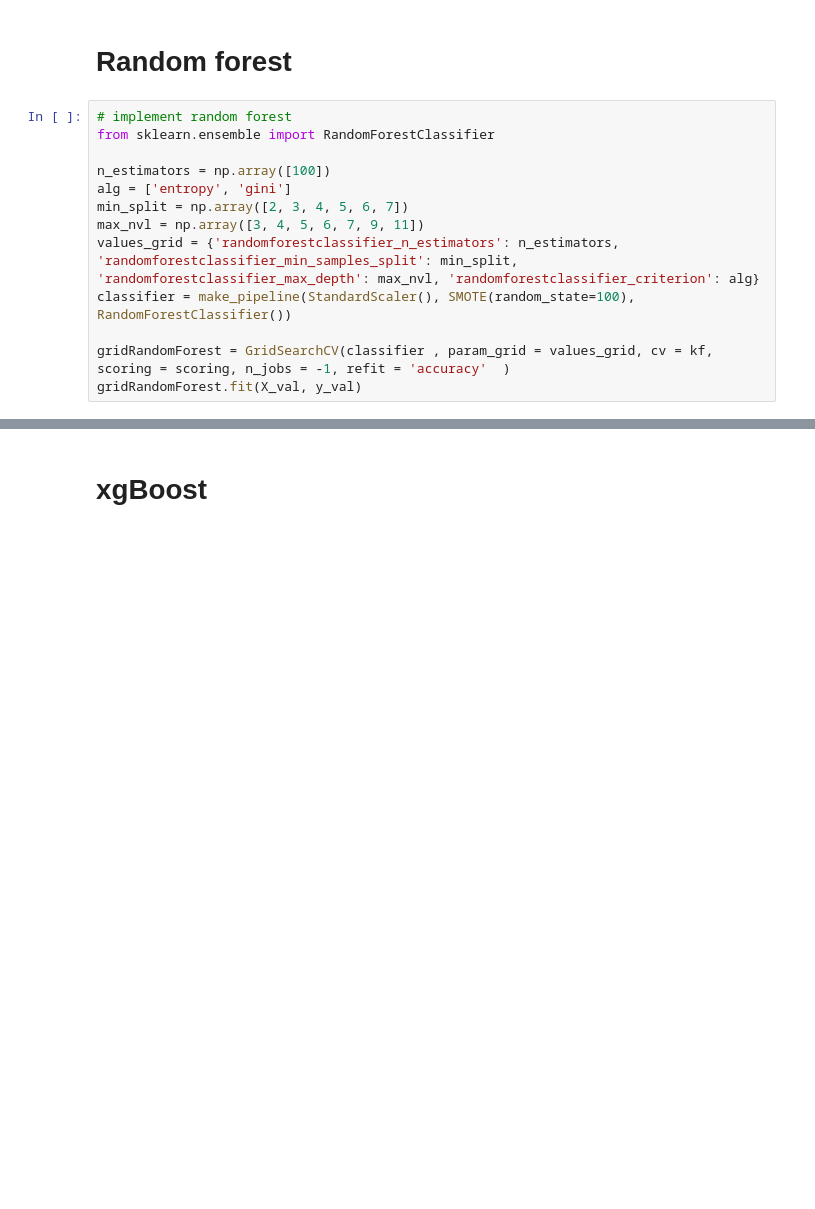
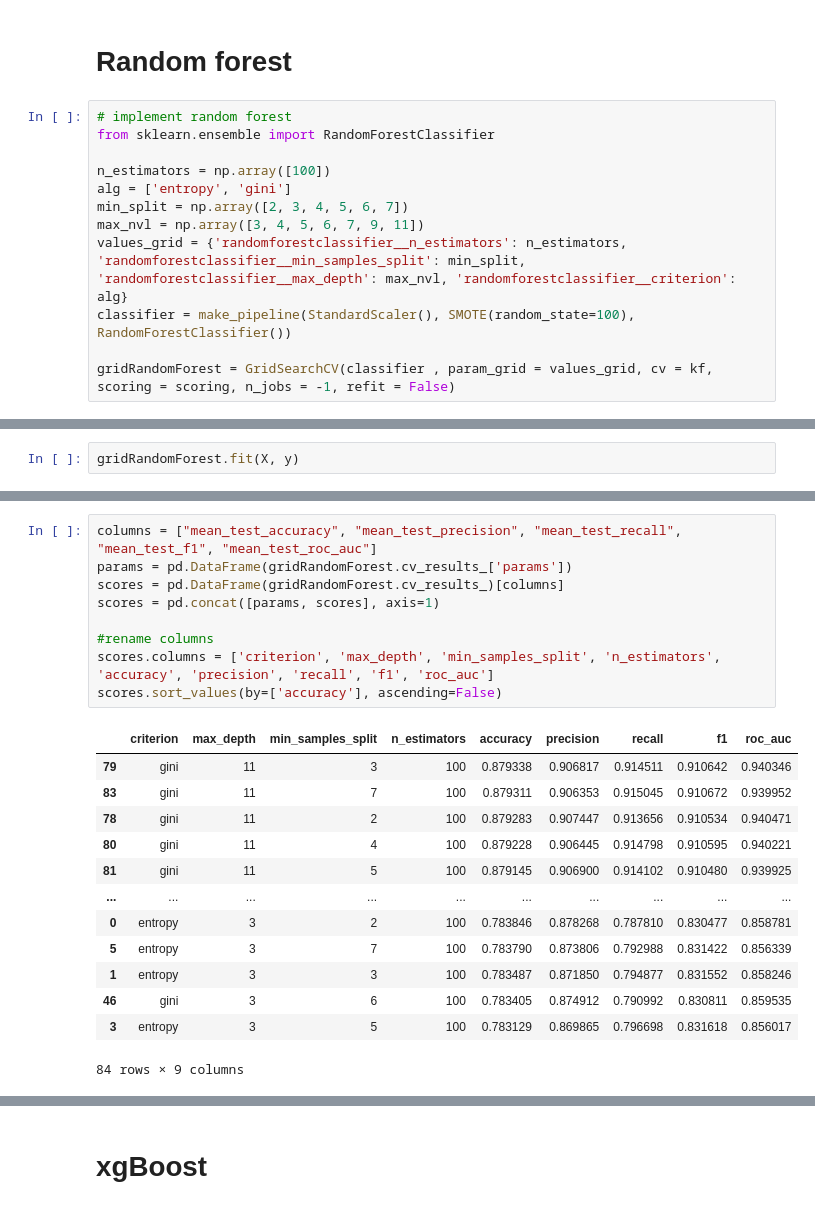
Before and after one commit to Ca3zsar/DM-Tasks, a Jupyter notebook: DM_Task3.ipynb, the cells around one changed output, grey strips where cells are left out. Cells and saved outputs as stored; diff of their text form; blank space fills up the shorter version.

```diff
--- a/DM_Task3.ipynb
+++ b/DM_Task3.ipynb
@@ -318,8 +318,7 @@ n_estimators = np.array([100])
 alg = ['entropy', 'gini']
 min_split = np.array([2, 3, 4, 5, 6, 7])
 max_nvl = np.array([3, 4, 5, 6, 7, 9, 11])
-values_grid = {'randomforestclassifier_n_estimators': n_estimators, 'randomforestclassifier_min_samples_split': min_split, 'randomforestclassifier_max_depth': max_nvl, 'randomforestclassifier_criterion': alg}
+values_grid = {'randomforestclassifier__n_estimators': n_estimators, 'randomforestclassifier__min_samples_split': min_split, 'randomforestclassifier__max_depth': max_nvl, 'randomforestclassifier__criterion': alg}
 classifier = make_pipeline(StandardScaler(), SMOTE(random_state=100), RandomForestClassifier())
 
-gridRandomForest = GridSearchCV(classifier , param_grid = values_grid, cv = kf, scoring = scoring, n_jobs = -1, refit = 'accuracy'  )
-gridRandomForest.fit(X_val, y_val)
+gridRandomForest = GridSearchCV(classifier , param_grid = values_grid, cv = kf, scoring = scoring, n_jobs = -1, refit = False)
@@ -341,0 +325,2 @@ Max Nvl:  11
+# %%
+gridRandomForest.fit(X, y)
@@ -341,0 +341,23 @@ Max Nvl:  11
+# %%
+columns = ["mean_test_accuracy", "mean_test_precision", "mean_test_recall", "mean_test_f1", "mean_test_roc_auc"]
+params = pd.DataFrame(gridRandomForest.cv_results_['params'])
+scores = pd.DataFrame(gridRandomForest.cv_results_)[columns]
+scores = pd.concat([params, scores], axis=1)
+
+#rename columns
+scores.columns = ['criterion', 'max_depth', 'min_samples_split', 'n_estimators', 'accuracy', 'precision', 'recall', 'f1', 'roc_auc']
+scores.sort_values(by=['accuracy'], ascending=False)
+# %% [output]
+|  | criterion | max_depth | min_samples_split | n_estimators | accuracy | precision | recall | f1 | roc_auc |
+| 79 | gini | 11 | 3 | 100 | 0.879338 | 0.906817 | 0.914511 | 0.910642 | 0.940346 |
+| 83 | gini | 11 | 7 | 100 | 0.879311 | 0.906353 | 0.915045 | 0.910672 | 0.939952 |
+| 78 | gini | 11 | 2 | 100 | 0.879283 | 0.907447 | 0.913656 | 0.910534 | 0.940471 |
+| 80 | gini | 11 | 4 | 100 | 0.879228 | 0.906445 | 0.914798 | 0.910595 | 0.940221 |
+| 81 | gini | 11 | 5 | 100 | 0.879145 | 0.906900 | 0.914102 | 0.910480 | 0.939925 |
+| ... | ... | ... | ... | ... | ... | ... | ... | ... | ... |
+| 0 | entropy | 3 | 2 | 100 | 0.783846 | 0.878268 | 0.787810 | 0.830477 | 0.858781 |
+| 5 | entropy | 3 | 7 | 100 | 0.783790 | 0.873806 | 0.792988 | 0.831422 | 0.856339 |
+| 1 | entropy | 3 | 3 | 100 | 0.783487 | 0.871850 | 0.794877 | 0.831552 | 0.858246 |
+| 46 | gini | 3 | 6 | 100 | 0.783405 | 0.874912 | 0.790992 | 0.830811 | 0.859535 |
+| 3 | entropy | 3 | 5 | 100 | 0.783129 | 0.869865 | 0.796698 | 0.831618 | 0.856017 |
+84 rows × 9 columns
```
Also changed, not shown: parts of 9 cells of this notebook.
